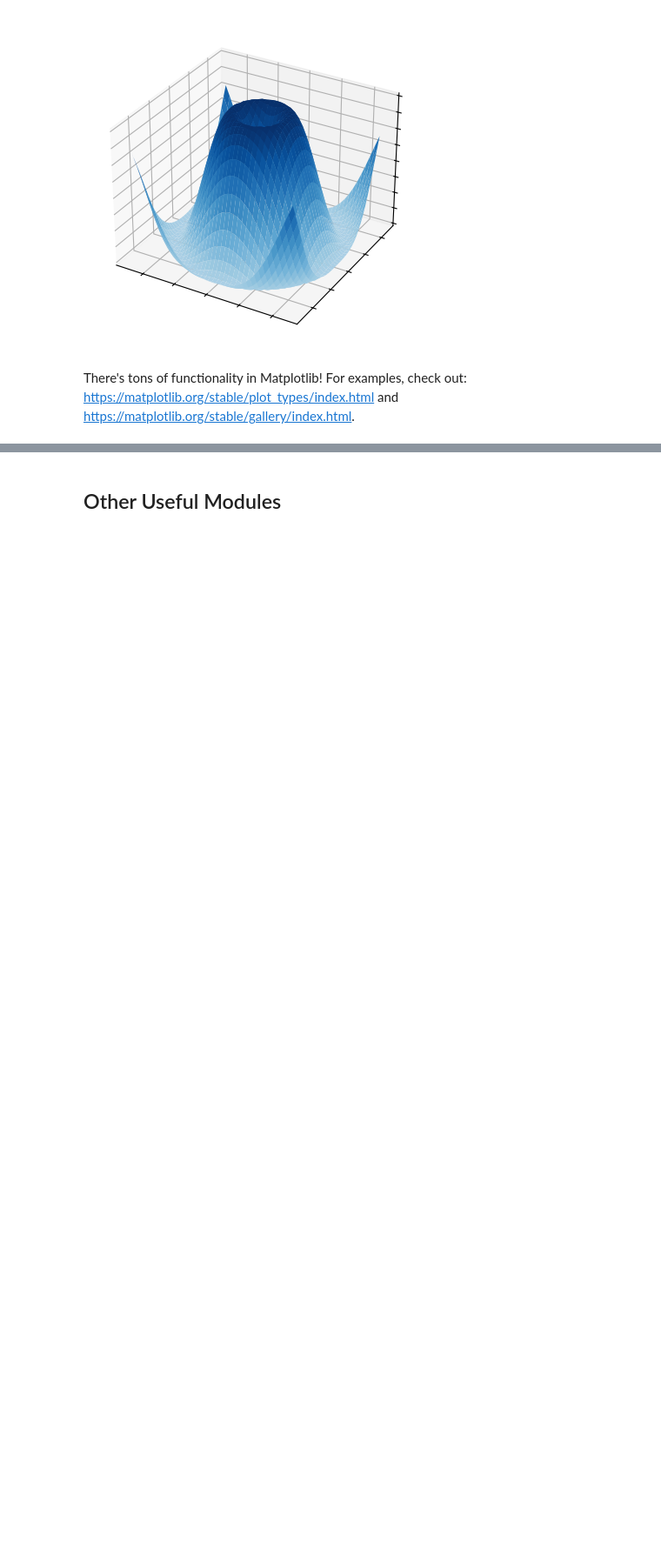
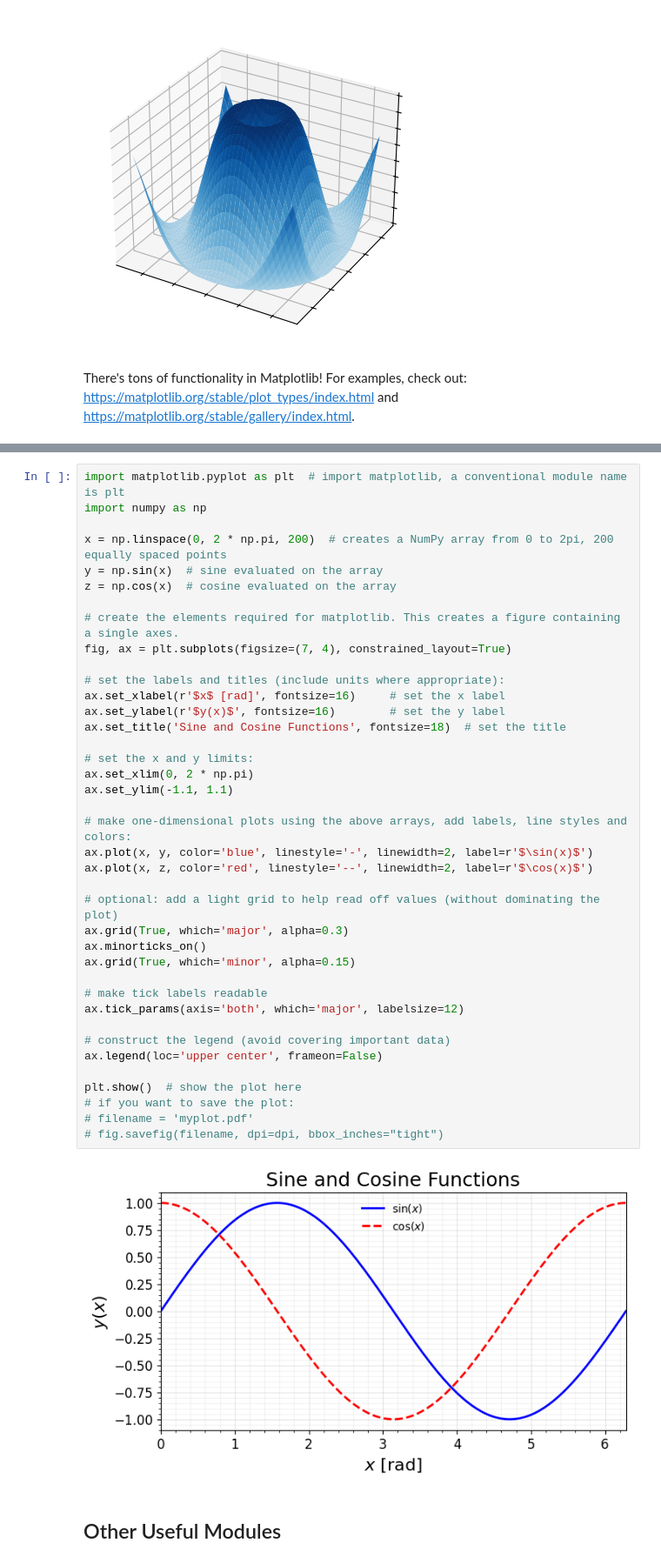
Before and after one commit to apapaefs/ScientificComputing, a Jupyter notebook: _build/jupyter_execute/Chapters/Chapter1/Chapter1.ipynb, the cells around one changed output, grey strips where cells are left out. Shown at 87% size. Saved outputs shown, nothing was run; the diff lists cells and outputs as text; blank space fills up the shorter version.

```diff
--- a/_build/jupyter_execute/Chapters/Chapter1/Chapter1.ipynb
+++ b/_build/jupyter_execute/Chapters/Chapter1/Chapter1.ipynb
@@ -1661,3 +1676,44 @@ There's tons of functionality in Matplotlib! For examples, check out: https://ma
+# %%
+import matplotlib.pyplot as plt  # import matplotlib, a conventional module name is plt
+import numpy as np
+
+x = np.linspace(0, 2 * np.pi, 200)  # creates a NumPy array from 0 to 2pi, 200 equally spaced points
+y = np.sin(x)  # sine evaluated on the array
+z = np.cos(x)  # cosine evaluated on the array
+
+# create the elements required for matplotlib. This creates a figure containing a single axes.
+fig, ax = plt.subplots(figsize=(7, 4), constrained_layout=True)
+
+# set the labels and titles (include units where appropriate):
+ax.set_xlabel(r'$x$ [rad]', fontsize=16)     # set the x label
+ax.set_ylabel(r'$y(x)$', fontsize=16)        # set the y label
+ax.set_title('Sine and Cosine Functions', fontsize=18)  # set the title
+
+# set the x and y limits:
+ax.set_xlim(0, 2 * np.pi)
+ax.set_ylim(-1.1, 1.1)
+
+# make one-dimensional plots using the above arrays, add labels, line styles and colors:
+ax.plot(x, y, color='blue', linestyle='-', linewidth=2, label=r'$\sin(x)$')
+ax.plot(x, z, color='red', linestyle='--', linewidth=2, label=r'$\cos(x)$')
+
+# optional: add a light grid to help read off values (without dominating the plot)
+ax.grid(True, which='major', alpha=0.3)
+ax.minorticks_on()
+ax.grid(True, which='minor', alpha=0.15)
+
+# make tick labels readable
+ax.tick_params(axis='both', which='major', labelsize=12)
+
+# construct the legend (avoid covering important data)
+ax.legend(loc='upper center', frameon=False)
+
+plt.show()  # show the plot here
+# if you want to save the plot:
+# filename = 'myplot.pdf'
+# fig.savefig(filename, dpi=dpi, bbox_inches="tight")
+# %% [output]
+[figure, added]
 # %% [markdown]
 ## Other Useful Modules
 # %% [markdown]
```
Also changed, not shown: parts of 6 cells of this notebook, 17 other files.
